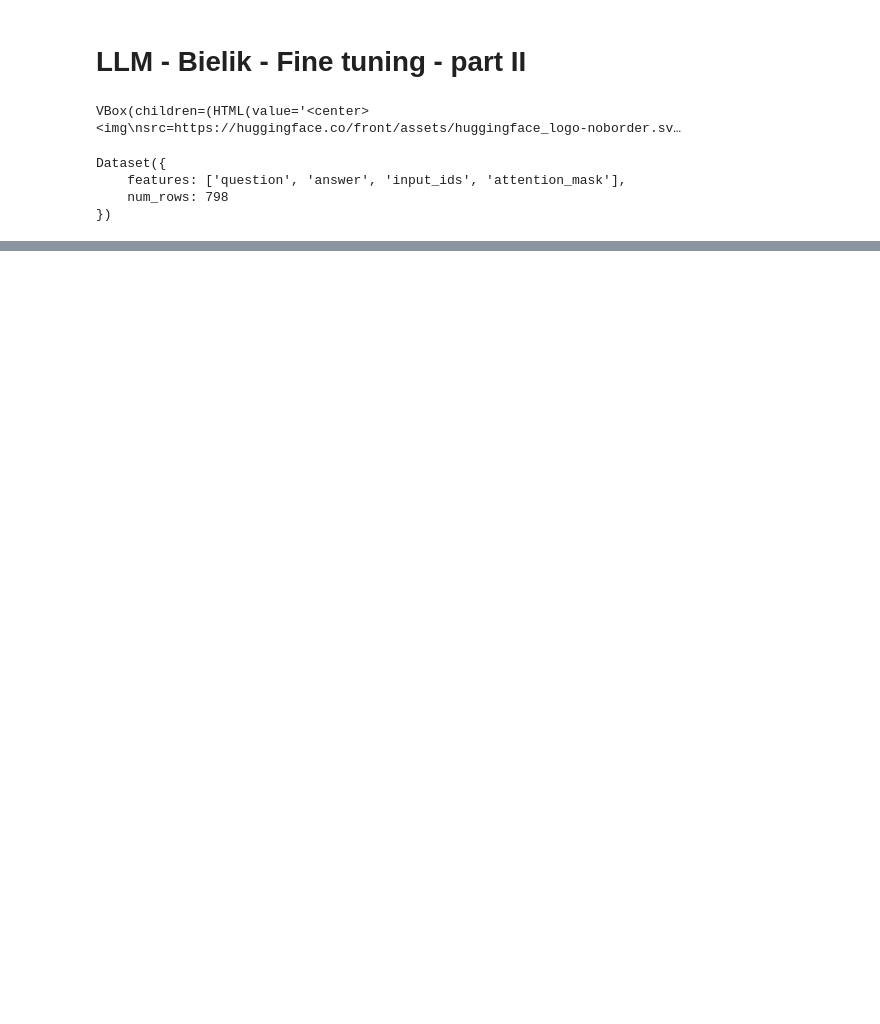
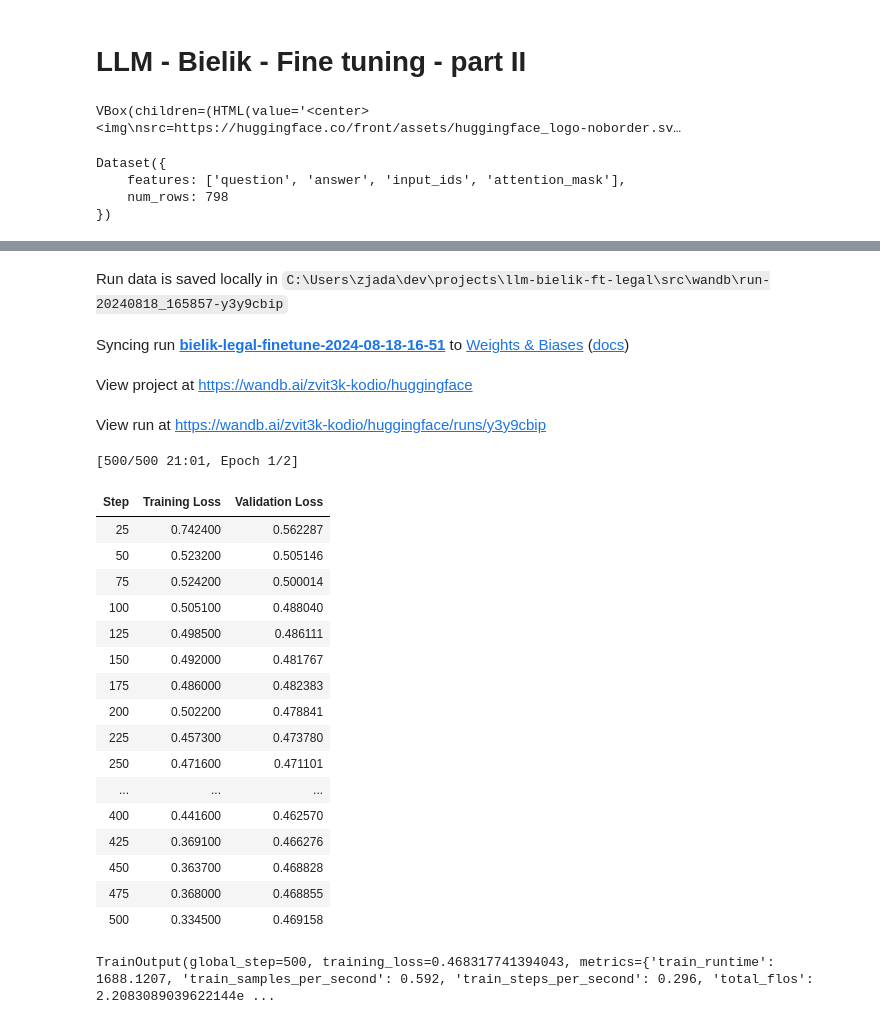
Before and after one commit to witold87/llm-bielik-ft-legal, a Jupyter notebook: src/ft.ipynb, the cells around one changed output, grey strips where cells are left out. Cells and saved outputs as stored; diff of their text form; code cells hidden in the pictures; blank space fills up the shorter version.

```diff
--- a/src/ft.ipynb
+++ b/src/ft.ipynb
@@ -79,0 +122,14 @@ plot_data_lengths(tokenized_train_dataset, tokenized_val_dataset)
+# %%
+def print_trainable_parameters(model):
+    """
+    Prints the number of trainable parameters in the model.
+    """
+    trainable_params = 0
+    all_param = 0
+    for _, param in model.named_parameters():
+        all_param += param.numel()
+        if param.requires_grad:
+            trainable_params += param.numel()
+    print(
+        f"trainable params: {trainable_params} || all params: {all_param} || trainable%: {100 * trainable_params / all_param}"
+    )
@@ -79,0 +161,43 @@ plot_data_lengths(tokenized_train_dataset, tokenized_val_dataset)
+# %%
+from accelerate import Accelerator
+accelerator = Accelerator()
+model = accelerator.prepare_model(model)
+# %%
+import transformers
+from datetime import datetime
+
+project = "legal-finetune"
+base_model_name = "bielik"
+run_name = base_model_name + "-" + project
+output_dir = "./" + run_name
+
+trainer = transformers.Trainer(
+    model=model,
+    train_dataset=tokenized_train_dataset,
+    eval_dataset=tokenized_val_dataset,
+    args=transformers.TrainingArguments(
+        output_dir=output_dir,
+        warmup_steps=2,
+        per_device_train_batch_size=2,
+        gradient_accumulation_steps=1,
+        gradient_checkpointing=True,
+        max_steps=500,
+        learning_rate=2.5e-5, # Want a small lr for finetuning
+        bf16=True,
+        optim="paged_adamw_8bit",
+        logging_steps=25,              # When to start reporting loss
+        logging_dir="./logs",        # Directory for storing logs
+        save_strategy="steps",       # Save the model checkpoint every logging step
+        save_steps=25,                # Save checkpoints every 50 steps
+        evaluation_strategy="steps", # Evaluate the model every logging step
+        eval_steps=25,               # Evaluate and save checkpoints every 50 steps
+        do_eval=True,                # Perform evaluation at the end of training
+        report_to="wandb",           # Comment this out if you don't want to use weights & baises
+        run_name=f"{run_name}-{datetime.now().strftime('%Y-%m-%d-%H-%M')}"          # Name of the W&B run (optional)
+    ),
+    data_collator=transformers.DataCollatorForLanguageModeling(tokenizer, mlm=False),
+)
+
+model.config.use_cache = False  # silence the warnings. Please re-enable for inference!
+trainer.train()
+# %% [output]
@@ -79,0 +212,23 @@ plot_data_lengths(tokenized_train_dataset, tokenized_val_dataset)
+Run data is saved locally in C:\Users\zjada\dev\projects\llm-bielik-ft-legal\src\wandb\run-20240818_165857-y3y9cbip
+Syncing run bielik-legal-finetune-2024-08-18-16-51 to Weights & Biases (docs)
+View project at https://wandb.ai/zvit3k-kodio/huggingface
+View run at https://wandb.ai/zvit3k-kodio/huggingface/runs/y3y9cbip
+[500/500 21:01, Epoch 1/2]
+| Step | Training Loss | Validation Loss |
+| 25 | 0.742400 | 0.562287 |
+| 50 | 0.523200 | 0.505146 |
+| 75 | 0.524200 | 0.500014 |
+| 100 | 0.505100 | 0.488040 |
+| 125 | 0.498500 | 0.486111 |
+| 150 | 0.492000 | 0.481767 |
+| 175 | 0.486000 | 0.482383 |
+| 200 | 0.502200 | 0.478841 |
+| 225 | 0.457300 | 0.473780 |
+| 250 | 0.471600 | 0.471101 |
+| ... | ... | ... |
+| 400 | 0.441600 | 0.462570 |
+| 425 | 0.369100 | 0.466276 |
+| 450 | 0.363700 | 0.468828 |
+| 475 | 0.368000 | 0.468855 |
+| 500 | 0.334500 | 0.469158 |
+TrainOutput(global_step=500, training_loss=0.468317741394043, metrics={'train_runtime': 1688.1207, 'train_samples_per_second': 0.592, 'train_steps_per_second': 0.296, 'total_flos': 2.2083089039622144e ...
```
Also changed, not shown: parts of 13 cells of this notebook, 3 other files.
